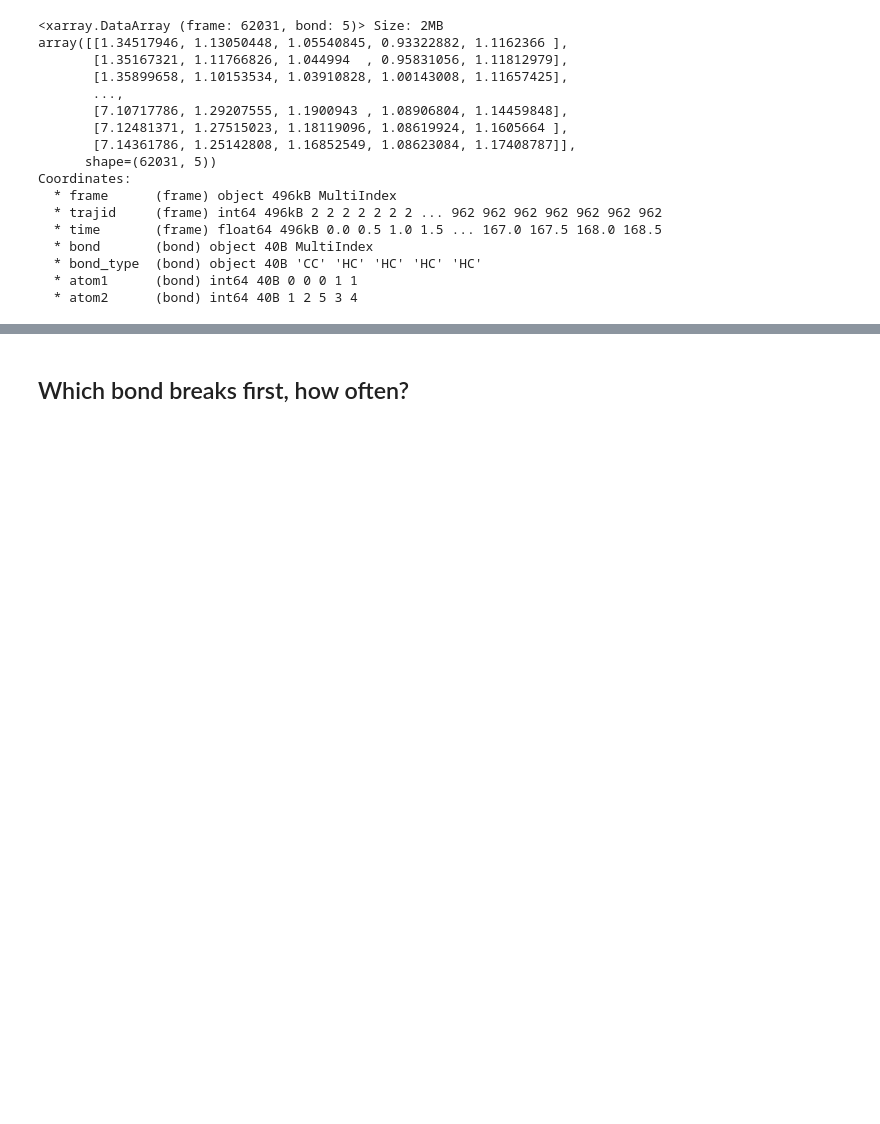
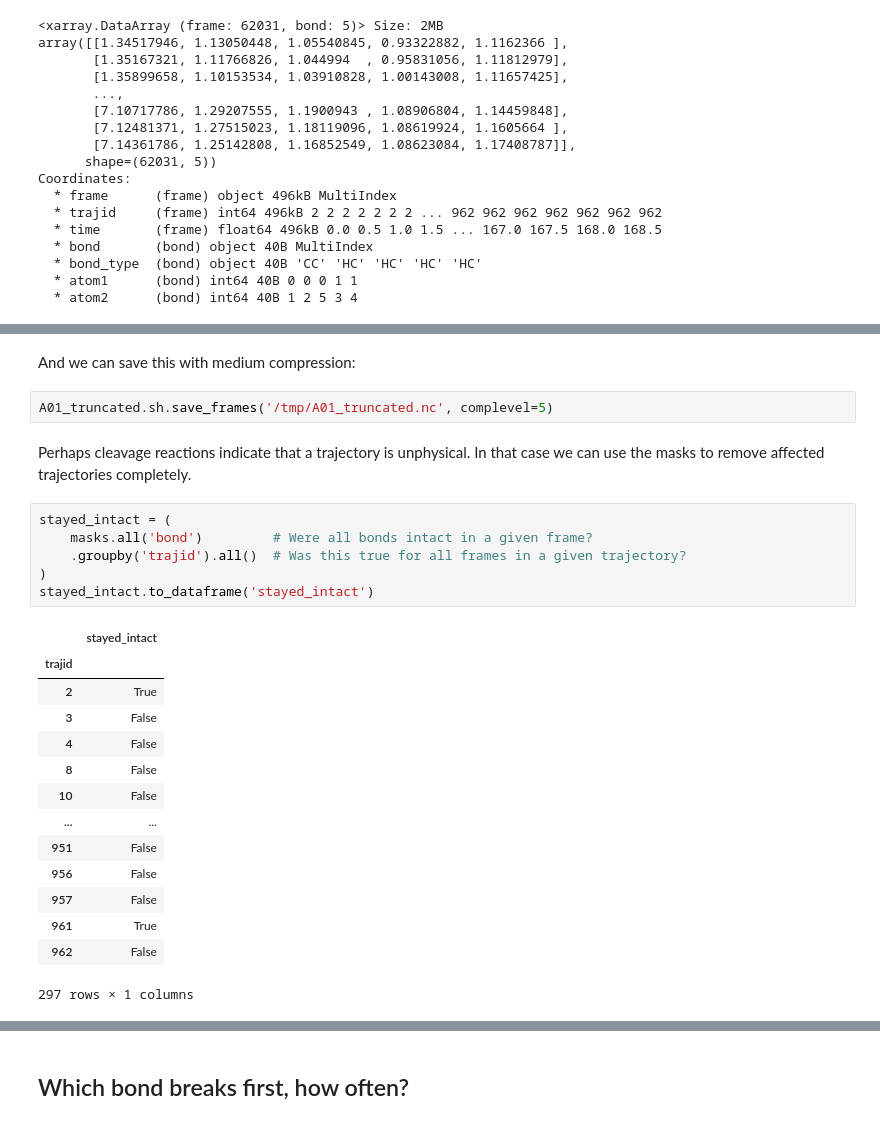
Before and after one commit to SHNITSEL/shnitsel-tools, a Jupyter notebook: tutorials/walkthrough/1_filter_by_geometry.ipynb, the cells around one changed output, grey strips where cells are left out. Cells and saved outputs as stored; diff of their text form; blank space fills up the shorter version.

```diff
--- a/tutorials/walkthrough/1_filter_by_geometry.ipynb
+++ b/tutorials/walkthrough/1_filter_by_geometry.ipynb
@@ -110,0 +174,27 @@ Coordinates:
+# %% [markdown]
+And we can save this with medium compression:
+# %%
+A01_truncated.sh.save_frames('/tmp/A01_truncated.nc', complevel=5)
+# %% [markdown]
+Perhaps cleavage reactions indicate that a trajectory is unphysical. In that case we can use the masks to remove affected trajectories completely.
+# %%
+stayed_intact = (
+    masks.all('bond')         # Were all bonds intact in a given frame?
+    .groupby('trajid').all()  # Was this true for all frames in a given trajectory?
+)
+stayed_intact.to_dataframe('stayed_intact')
+# %% [output]
+|  | stayed_intact |
+| trajid |  |
+| 2 | True |
+| 3 | False |
+| 4 | False |
+| 8 | False |
+| 10 | False |
+| ... | ... |
+| 951 | False |
+| 956 | False |
+| 957 | False |
+| 961 | True |
+| 962 | False |
+297 rows × 1 columns
```
Also changed, not shown: parts of 30 cells of this notebook.
